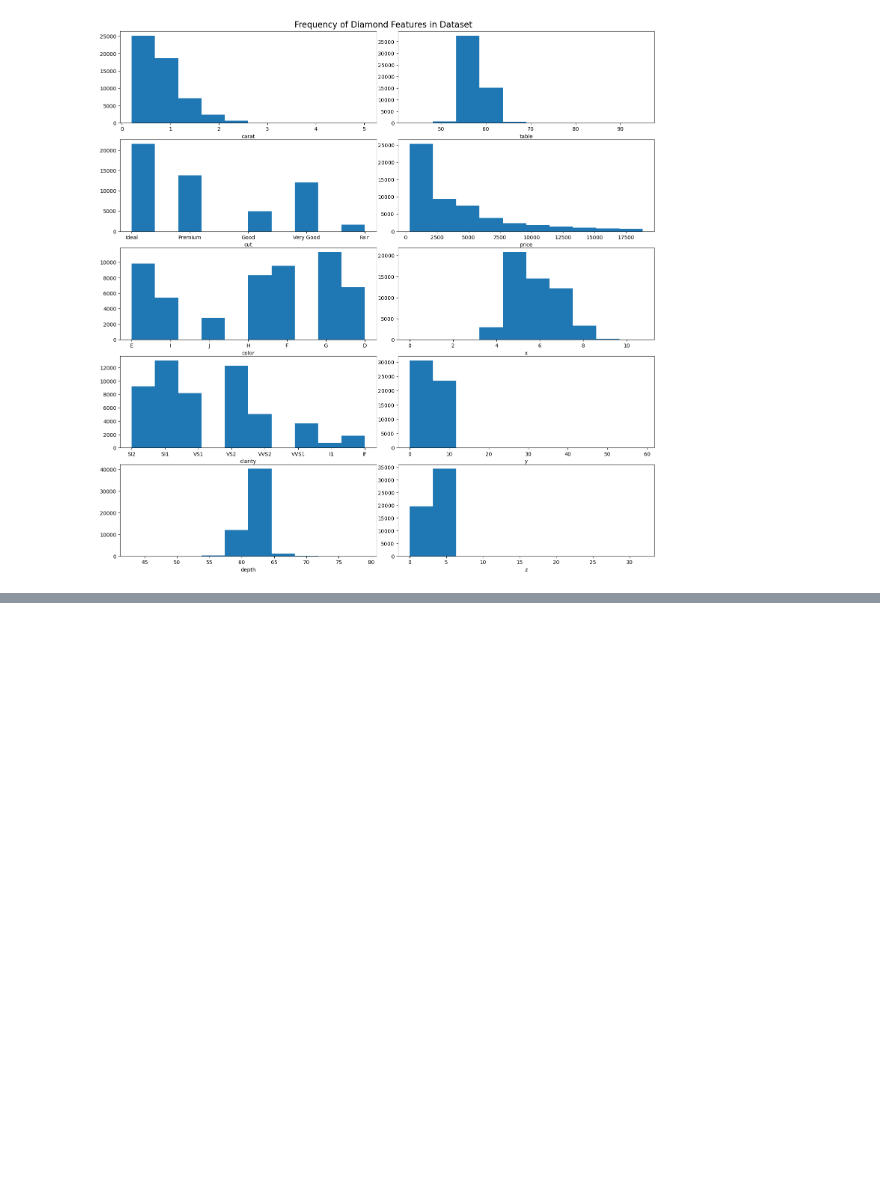
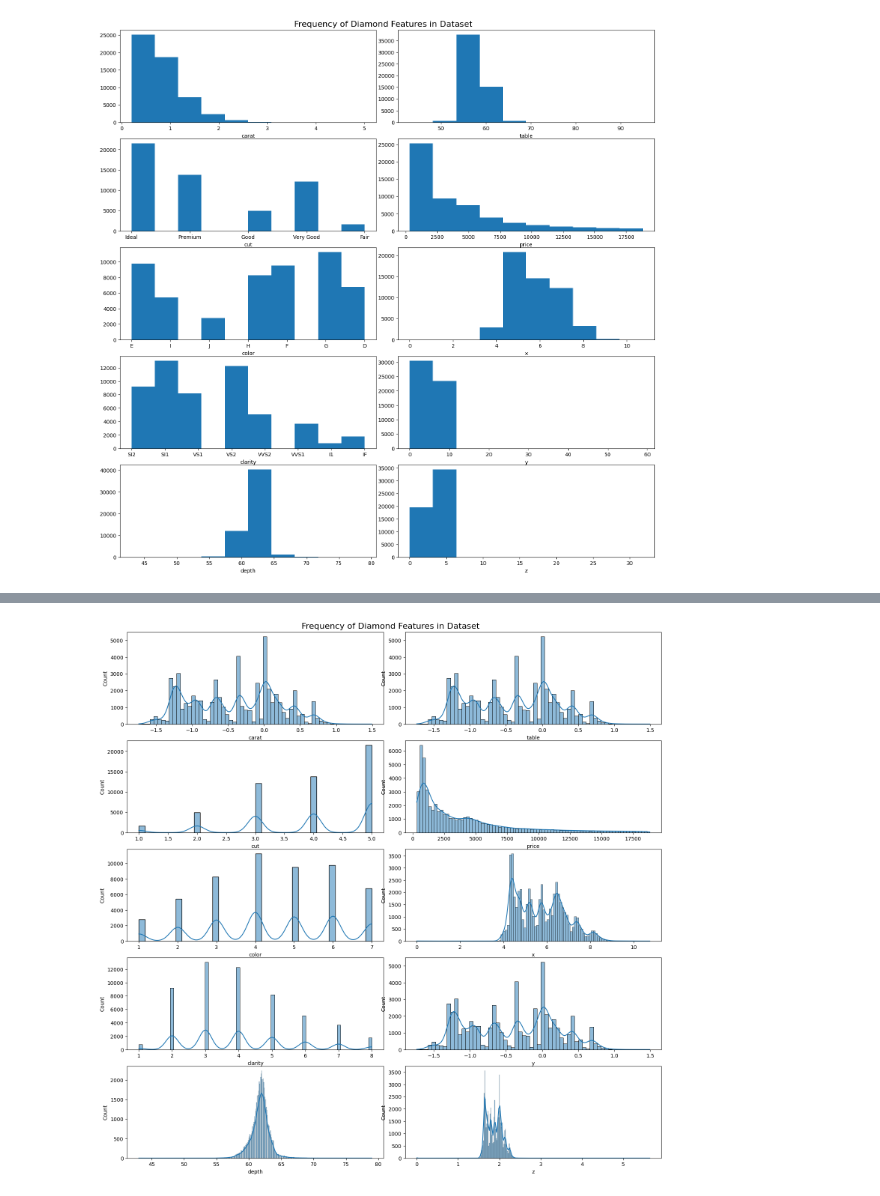
Before and after one commit to thewrigman/Diamond-characteristics-ece219, a Jupyter notebook: src/dataset.ipynb, the cells around one changed output, grey strips where cells are left out. Cells and saved outputs as stored; diff of their text form; code cells hidden in the pictures; blank space fills up the shorter version.

```diff
--- a/src/dataset.ipynb
+++ b/src/dataset.ipynb
@@ -101,0 +120,3 @@ df.boxplot(column='price',by='clarity')
+# %%
+for x in qqdf.columns:
+    print(f"{x}: {qqdf[x].skew()}")
@@ -101,0 +140,21 @@ df.boxplot(column='price',by='clarity')
+# %%
+processedDF = qqdf.copy()
+methods = ["Sqrt", "boxcox", "No Change", "log"]
+for x in qqdf.columns:
+    if (x == 'cut' or x == 'color' or x == 'clarity'):
+        processedDF[x] = qqdf[x]
+        print(f"{x}: Categorical")
+        continue
+    if (np.abs(qqdf[x].skew()) < 0.5):
+        print(f"{x}: No Change")
+        continue
+    logN = np.log(qqdf[x])
+    sqrtN = np.sqrt(qqdf[x])
+    boxcoxN = pd.Series(stats.boxcox(qqdf['carat'])[0])
+    Ns = [sqrtN, boxcoxN, qqdf['x'], logN ]
+    Skews = [sqrtN.skew(), boxcoxN.skew(),qqdf[x].skew(),logN.skew()]
+    bestSkew = min(Skews)
+    bestMethod = Skews.index(bestSkew)
+    processedDF[x] = Ns[bestMethod]
+    print(f"{x}: {bestSkew}: {methods[bestMethod]}")
+processedDF['price'] = qqdf['price']
@@ -101,0 +172,20 @@ df.boxplot(column='price',by='clarity')
+# %%
+numRows = len(processedDF.columns)//2
+fig, axs = plt.subplots(numRows, 2)
+fig.set_figheight(15)
+fig.set_figwidth(15)
+fig.suptitle("Frequency of Diamond Features in Dataset After Processing",fontsize=16)
+fig.tight_layout()
+i=0
+j=0
+for x in df.columns:
+    if i == numRows:
+        j=1
+
+    sns.histplot(data= processedDF[x], ax=axs[i-numRows*j,j], \
+                 kde= not pd.api.types.is_categorical_dtype(processedDF[x]), \
+                    )
+    axs[i-numRows*j,j].set_xlabel(x)
+    i+=1
+# %% [output]
+[figure, added]
```
Also changed, not shown: parts of 11 cells of this notebook, 13 other files.
